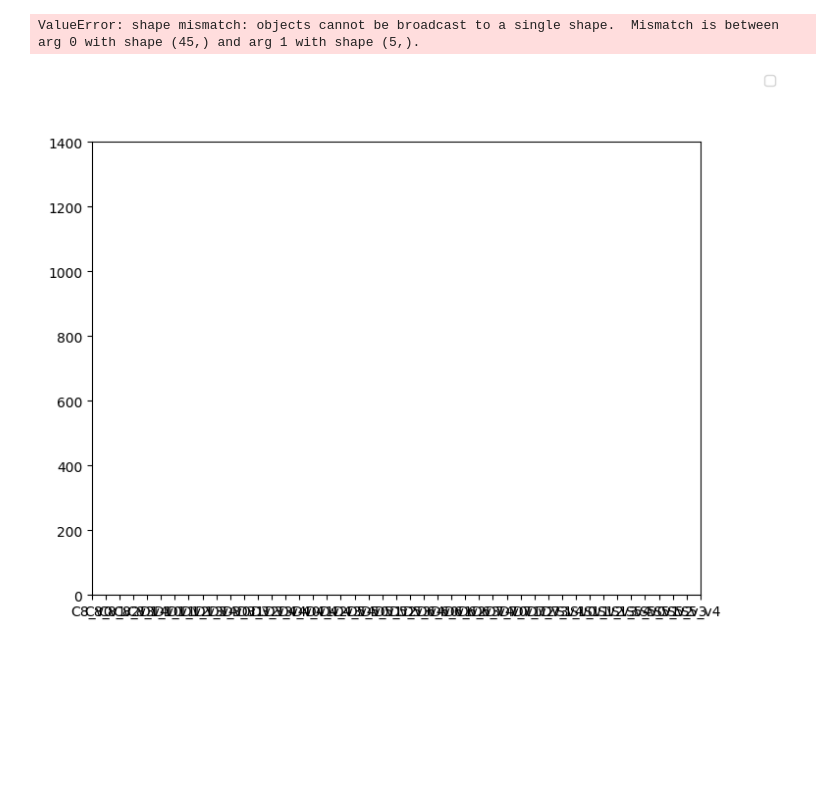
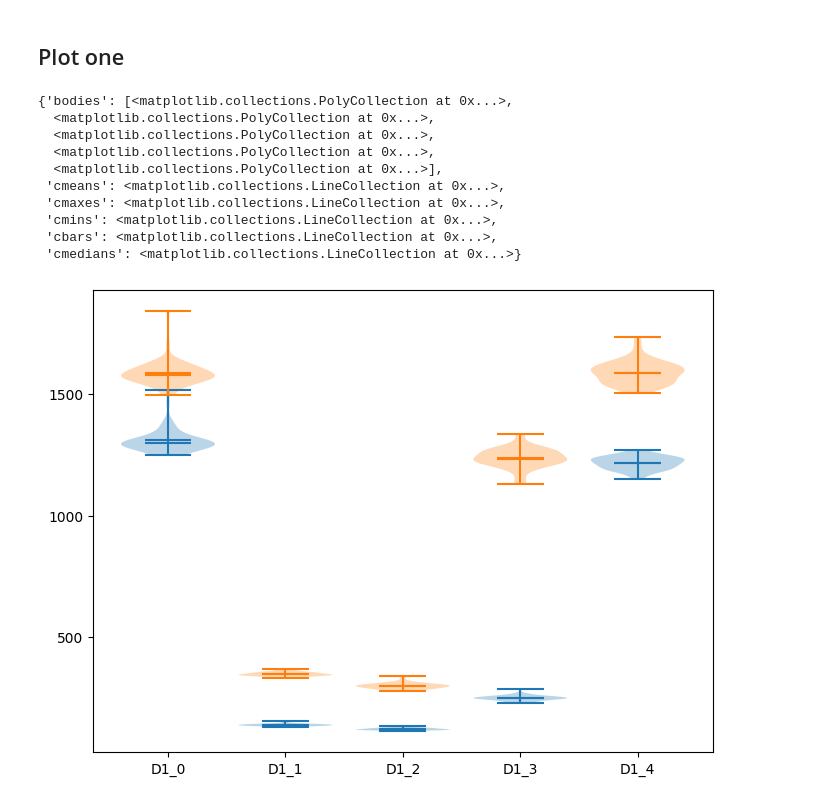
Before and after one commit to constraintAutomaton/amw_shape_index_results, a Jupyter notebook: result/analysis.ipynb, the cells around one changed output. Drawn from its saved outputs; the diff is of its cells as text; code cells hidden in the pictures; blank space fills up the shorter version.

Commit message:
first figure created

```diff
--- a/result/analysis.ipynb
+++ b/result/analysis.ipynb
@@ -22,8 +23,10 @@ elementWithNotIdenticalResult = []
 # %%
 for queryName, versionData in typeIndexResult["data"].items():
     executionTimeTypeIndex[queryName] = {}
+    executionTimeShapeIndex[queryName] = {}
     for version, repetitionData in versionData.items():
         executionTimeTypeIndex[queryName][version] = []
+        executionTimeShapeIndex[queryName][version] = []
         for i, repetition in enumerate(repetitionData):
             if(type(repetition)!=str):
                 setResultTypeIndex = {e for l in repetition['results'] for e in l}
@@ -36,7 +39,7 @@ for queryName, versionData in typeIndexResult["data"].items():
                 if setResultTypeIndex!= setResultShapeIndex :
                     elementWithNotIdenticalResult.append([queryName, version, i])
             else:
-                executionTimeTypeIndex[queryName][version].append(-1)
+                executionTimeTypeIndex[queryName][version].append(0)
 
 for queryName, versionData in shapeIndexResult["data"].items():
     executionTimeShapeIndex[queryName] = {}
@@ -46,4 +49,4 @@ for queryName, versionData in shapeIndexResult["data"].items():
             if(type(repetition)!=str):
                 executionTimeShapeIndex[queryName][version].append(shapeIndexResult["data"][queryName][version][i]['execution_time'])
             else:
-                executionTimeShapeIndex[queryName][version].append(-1)
+                executionTimeShapeIndex[queryName][version].append(0)
@@ -75,27 +53,32 @@ queryNames = [
-# %%
-fig, ax = plt.subplots(figsize=(8, 6))
-ax.set_yticks(np.arange(0, 1500, 200))
-ax.set_xticks(indexes)
-ax.set_xticklabels(indexLabel)
-fig.legend()
-
-for queryName in queryNames:
-
-    queryName ="queries/parsed/interactive-discover-1.sparql.json"
-
-    allDataShapeIndex = [data for label,data in executionTimeShapeIndex[queryName].items()]
-    allDataTypeIndex = [data for label,data in executionTimeTypeIndex[queryName].items()]
-
-    meansShapeIndex = [statistics.mean(data) for data in allDataShapeIndex]
-    meansTypeIndex = [statistics.mean(data) for data in allDataTypeIndex]
-
-
-    yerrShapeIndex = [[statistics.mean(data) for data in allDataShapeIndex], [statistics.mean(data) for data in allDataShapeIndex]]
-    yerrTypeIndex = [[statistics.mean(data) for data in allDataTypeIndex], [statistics.mean(data) for data in allDataTypeIndex]]
-    width = 0.25
-
-    ax.bar(indexes - width/2, meansShapeIndex, width = width, label='Shape Index')
-    ax.bar(indexes + width/2, meansTypeIndex, width = width, label='Type Index')
-# %% [output]
-ValueError: shape mismatch: objects cannot be broadcast to a single shape.  Mismatch is between arg 0 with shape (45,) and arg 1 with shape (5,).
-[figure, removed]
+# %% [markdown]
+## Plot one
+# %%
+indexes = np.linspace(0, 0.25, 5)
+yaxisIndexes = np.arange(0, 2500, 500)
+# %%
+queryName ="queries/parsed/interactive-discover-1.sparql.json"
+
+
+allDataShapeIndex = [data for label,data in executionTimeShapeIndex[queryName].items()]
+allDataTypeIndex = [data for label,data in executionTimeTypeIndex[queryName].items()]
+
+width = 0.05
+
+fig, ax = plt.subplots(figsize=(8, 6))
+ax.set_yticks(yaxisIndexes)
+ax.set_xticks(indexes)
+ax.set_xticklabels(["D1_{}".format(i) for i,v in enumerate(indexes)])
+ax.violinplot(allDataShapeIndex, indexes, widths=width, showmeans=True, showmedians=True)
+ax.violinplot(allDataTypeIndex, indexes, widths=width, showmeans=True, showmedians=True)
+# %% [output]
+{'bodies': [<matplotlib.collections.PolyCollection at 0x...>,
+  <matplotlib.collections.PolyCollection at 0x...>,
+  <matplotlib.collections.PolyCollection at 0x...>,
+  <matplotlib.collections.PolyCollection at 0x...>,
+  <matplotlib.collections.PolyCollection at 0x...>],
+ 'cmeans': <matplotlib.collections.LineCollection at 0x...>,
+ 'cmaxes': <matplotlib.collections.LineCollection at 0x...>,
+ 'cmins': <matplotlib.collections.LineCollection at 0x...>,
+ 'cbars': <matplotlib.collections.LineCollection at 0x...>,
+ 'cmedians': <matplotlib.collections.LineCollection at 0x...>}
+[figure, added]
```
Also changed, not shown: parts of 20 cells of this notebook.
